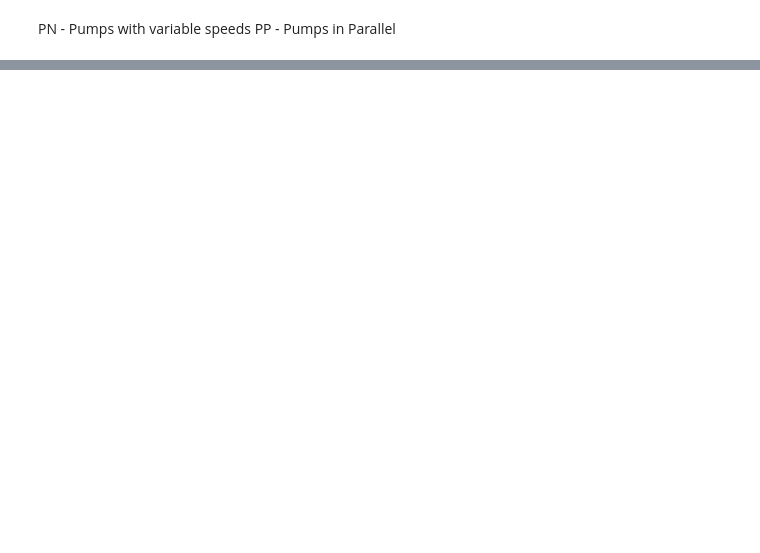
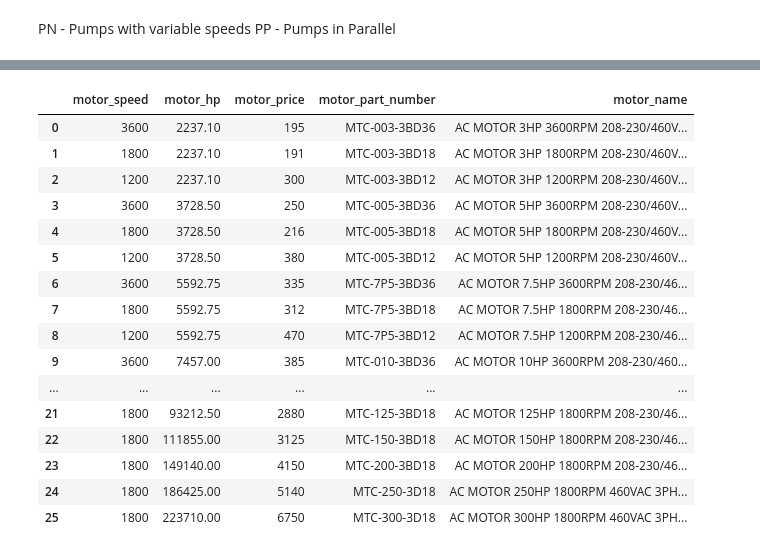
Before and after one commit to mpampolina/CIVL, a Jupyter notebook: CIVL 315 - Lab 3.ipynb, the cells around one changed output, grey strips where cells are left out. Cells and saved outputs as stored; diff of their text form; code cells hidden in the pictures; blank space fills up the shorter version.

```diff
--- a/CIVL 315 - Lab 3.ipynb
+++ b/CIVL 315 - Lab 3.ipynb
@@ -11,6 +11,7 @@ KSI_TO_KPA = 6.89476
 IN_TO_M = 0.0254
 FT_TO_M = 0.3048
 LITRES_TO_M3 = 0.001
+HP_TO_W = 745.7
 G = 9.81                        # m/s^2
 RHO = 1000                      # kg/m^3
 GAMMA = 9.81                    # kN/m^3
@@ -19,3 +20,4 @@ SCALE_PIPE_LENGTH = 3200        # m
 MAX_PRESSURE = 448.1594/GAMMA   # m
 MIN_PRESSURE = 275.7904/GAMMA   # m
 MIN_FLOW = 0.185                # m^3/s
+ENERGY_COST = 0.077        # $/kWh
@@ -32,3 +74,25 @@ pipe_info.set_index("pipe_diameter", inplace=True)
+# %%
+motor_info = pd.read_excel(xlsx, "motor_info")
+motor_info["motor_hp"] = motor_info["motor_hp"].apply(lambda x: round(x*HP_TO_W, 2))
+motor_info
+# %% [output]
+|  | motor_speed | motor_hp | motor_price | motor_part_number | motor_name |
+| 0 | 3600 | 2237.10 | 195 | MTC-003-3BD36 | AC MOTOR 3HP 3600RPM 208-230/460V... |
+| 1 | 1800 | 2237.10 | 191 | MTC-003-3BD18 | AC MOTOR 3HP 1800RPM 208-230/460V... |
+| 2 | 1200 | 2237.10 | 300 | MTC-003-3BD12 | AC MOTOR 3HP 1200RPM 208-230/460V... |
+| 3 | 3600 | 3728.50 | 250 | MTC-005-3BD36 | AC MOTOR 5HP 3600RPM 208-230/460V... |
+| 4 | 1800 | 3728.50 | 216 | MTC-005-3BD18 | AC MOTOR 5HP 1800RPM 208-230/460V... |
+| 5 | 1200 | 3728.50 | 380 | MTC-005-3BD12 | AC MOTOR 5HP 1200RPM 208-230/460V... |
+| 6 | 3600 | 5592.75 | 335 | MTC-7P5-3BD36 | AC MOTOR 7.5HP 3600RPM 208-230/46... |
+| 7 | 1800 | 5592.75 | 312 | MTC-7P5-3BD18 | AC MOTOR 7.5HP 1800RPM 208-230/46... |
+| 8 | 1200 | 5592.75 | 470 | MTC-7P5-3BD12 | AC MOTOR 7.5HP 1200RPM 208-230/46... |
+| 9 | 3600 | 7457.00 | 385 | MTC-010-3BD36 | AC MOTOR 10HP 3600RPM 208-230/460... |
+| ... | ... | ... | ... | ... | ... |
+| 21 | 1800 | 93212.50 | 2880 | MTC-125-3BD18 | AC MOTOR 125HP 1800RPM 208-230/46... |
+| 22 | 1800 | 111855.00 | 3125 | MTC-150-3BD18 | AC MOTOR 150HP 1800RPM 208-230/46... |
+| 23 | 1800 | 149140.00 | 4150 | MTC-200-3BD18 | AC MOTOR 200HP 1800RPM 208-230/46... |
+| 24 | 1800 | 186425.00 | 5140 | MTC-250-3D18 | AC MOTOR 250HP 1800RPM 460VAC 3PH... |
+| 25 | 1800 | 223710.00 | 6750 | MTC-300-3D18 | AC MOTOR 300HP 1800RPM 460VAC 3PH... |
 # %%
 def preprocess(origin_dataset: pd.DataFrame, pipe_diameter: float):
     dataset = origin_dataset.copy(deep=True)
```
Also changed, not shown: parts of 20 cells of this notebook.
